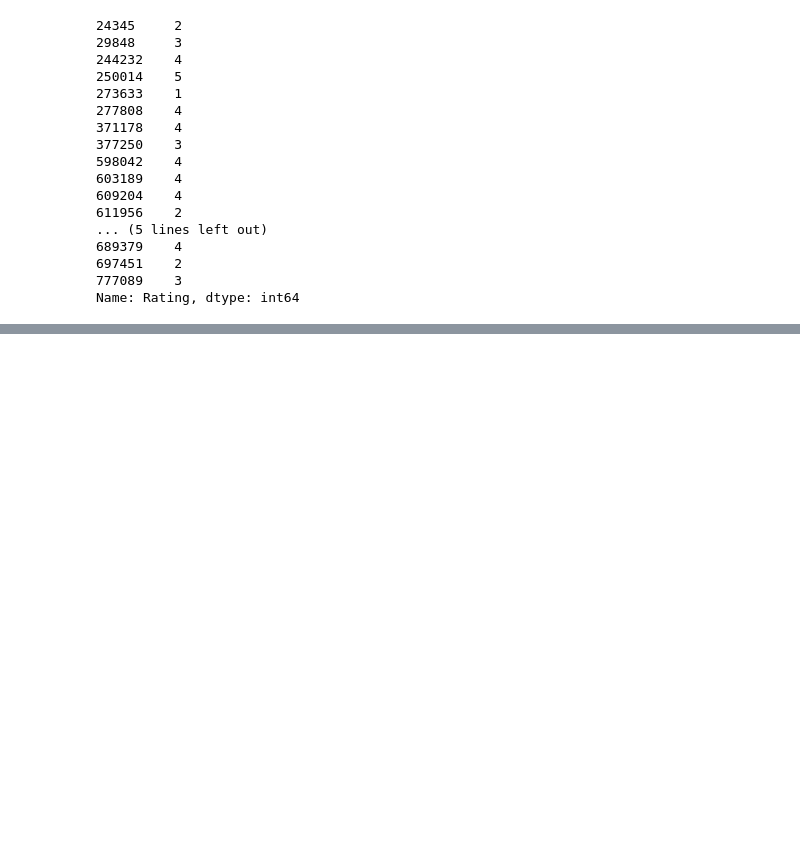
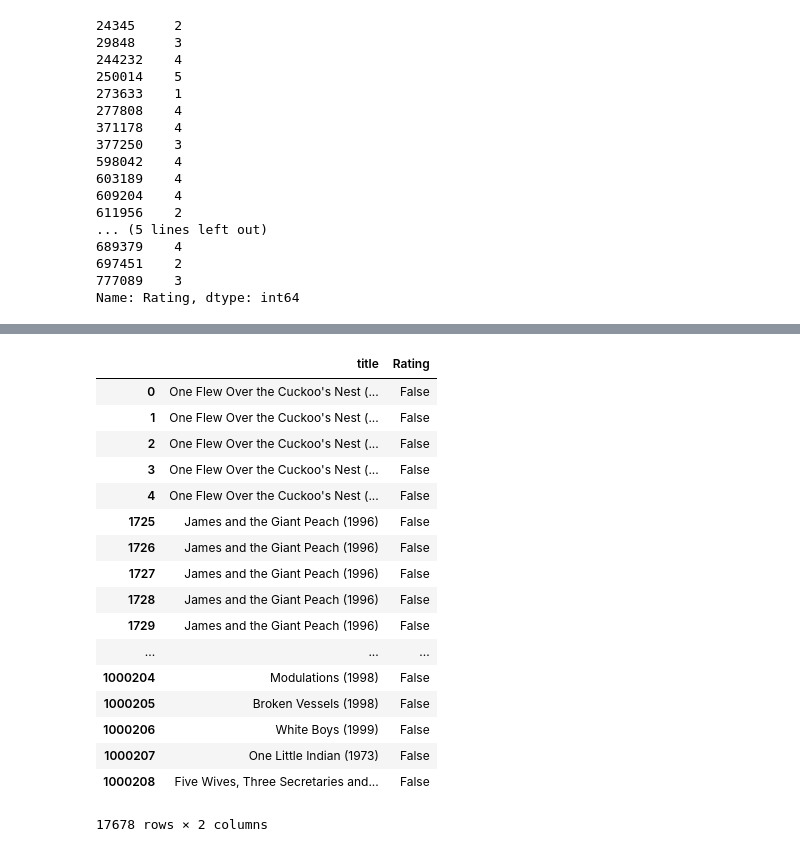
Before and after one commit to seshendrakrishnant/MachineLearningProjects, a Jupyter notebook: MovielensCaseStudy.ipynb, the cells around one changed output, grey strips where cells are left out. Drawn from its saved outputs; the diff is of its cells as text; code cells hidden in the pictures; blank space fills up the shorter version.

```diff
--- a/MovielensCaseStudy.ipynb
+++ b/MovielensCaseStudy.ipynb
@@ -256,0 +292,21 @@ Name: Rating, dtype: int64
+# %%
+rating_group.head()
+# %% [output]
+|  | title | Rating |
+| 0 | One Flew Over the Cuckoo's Nest (... | False |
+| 1 | One Flew Over the Cuckoo's Nest (... | False |
+| 2 | One Flew Over the Cuckoo's Nest (... | False |
+| 3 | One Flew Over the Cuckoo's Nest (... | False |
+| 4 | One Flew Over the Cuckoo's Nest (... | False |
+| 1725 | James and the Giant Peach (1996) | False |
+| 1726 | James and the Giant Peach (1996) | False |
+| 1727 | James and the Giant Peach (1996) | False |
+| 1728 | James and the Giant Peach (1996) | False |
+| 1729 | James and the Giant Peach (1996) | False |
+| ... | ... | ... |
+| 1000204 | Modulations (1998) | False |
+| 1000205 | Broken Vessels (1998) | False |
+| 1000206 | White Boys (1999) | False |
+| 1000207 | One Little Indian (1973) | False |
+| 1000208 | Five Wives, Three Secretaries and... | False |
+17678 rows × 2 columns
```
Also changed, not shown: parts of 7 cells of this notebook.
